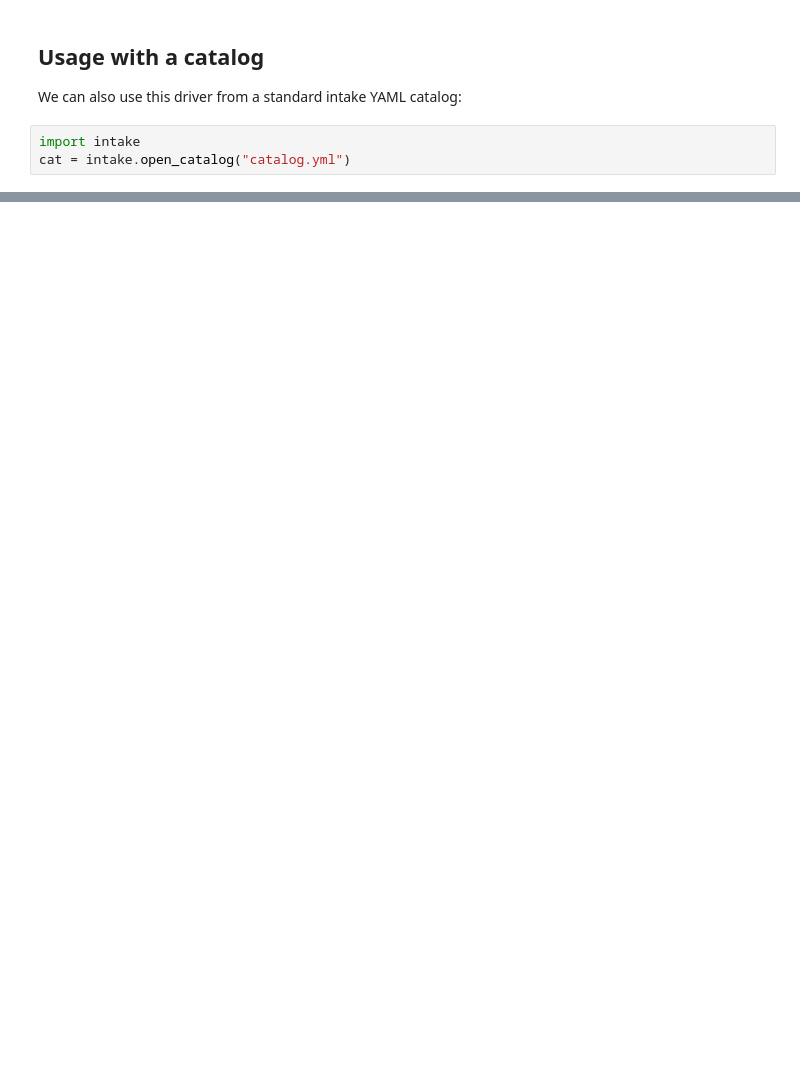
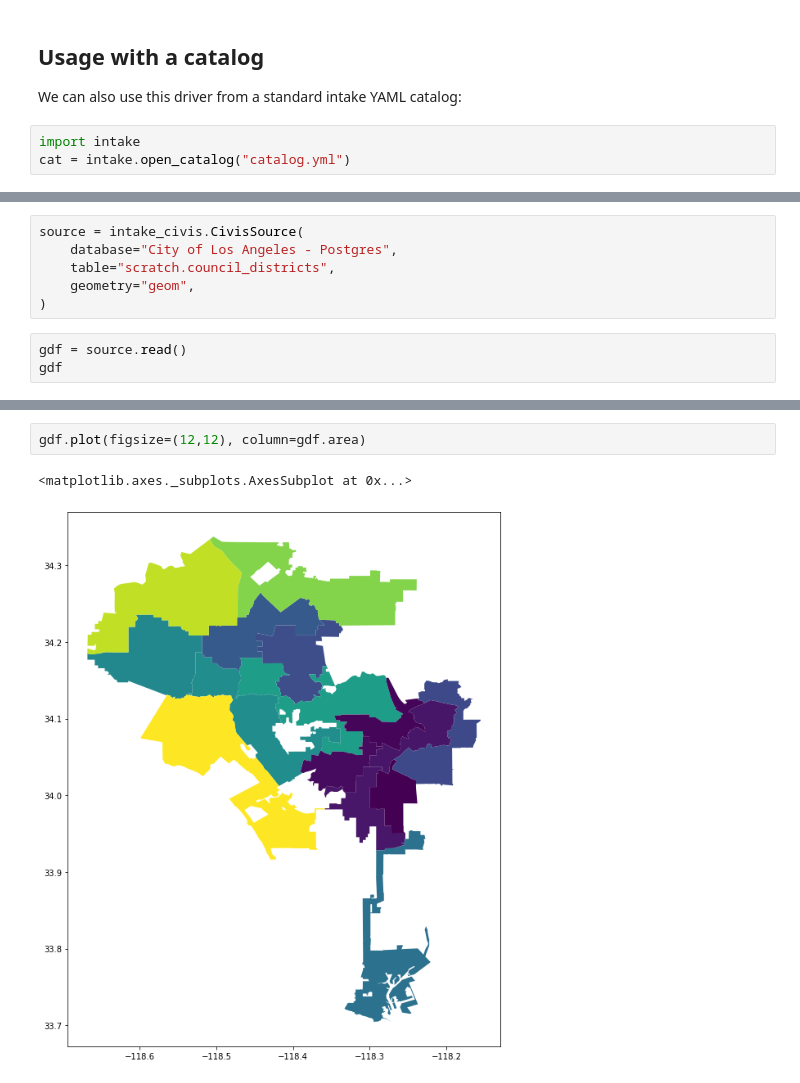
Before and after one commit to CityOfLosAngeles/intake-civis, a Jupyter notebook: examples/example.ipynb, the cells around one changed output, grey strips where cells are left out. Drawn from its saved outputs; the diff is of its cells as text; blank space fills up the shorter version.

```diff
--- a/examples/example.ipynb
+++ b/examples/example.ipynb
@@ -61,0 +86,9 @@ df.head()
+# %%
+source = intake_civis.CivisSource(
+    database="City of Los Angeles - Postgres",
+    table="scratch.council_districts",
+    geometry="geom",
+)
+# %%
+gdf = source.read()
+gdf
@@ -61,0 +112,5 @@ df.head()
+# %%
+gdf.plot(figsize=(12,12), column=gdf.area)
+# %% [output]
+<matplotlib.axes._subplots.AxesSubplot at 0x...>
+[figure, added]
```
Also changed, not shown: parts of 4 cells of this notebook, 2 other files.
